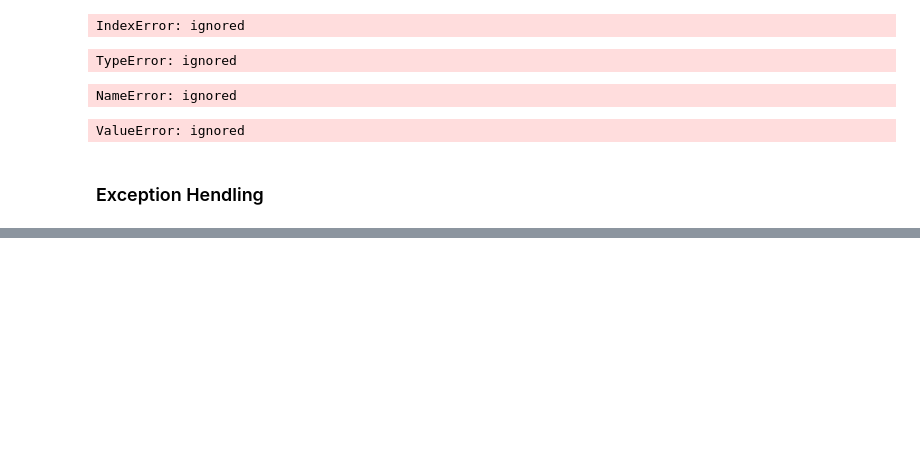
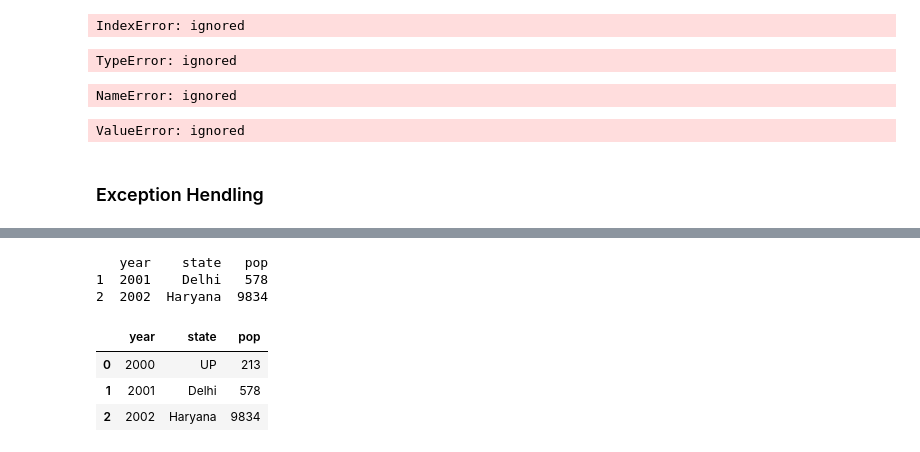
Before and after one commit to ravi-prakash1907/Problem-Solving-with-Python, a Jupyter notebook: Class Notebooks/Lab 10.ipynb, the cells around one changed output, grey strips where cells are left out. Drawn from its saved outputs; the diff is of its cells as text; code cells hidden in the pictures; blank space fills up the shorter version.

```diff
--- a/Class Notebooks/Lab 10.ipynb
+++ b/Class Notebooks/Lab 10.ipynb
@@ -137,0 +464,12 @@ ValueError: ignored
+# %%
+temp = df1['year']
+print(df1.drop(0))
+df1
+# %% [output]
+   year    state   pop
+1  2001    Delhi   578
+2  2002  Haryana  9834
+|  | year | state | pop |
+| 0 | 2000 | UP | 213 |
+| 1 | 2001 | Delhi | 578 |
+| 2 | 2002 | Haryana | 9834 |
```
Also changed, not shown: parts of 53 cells of this notebook.
